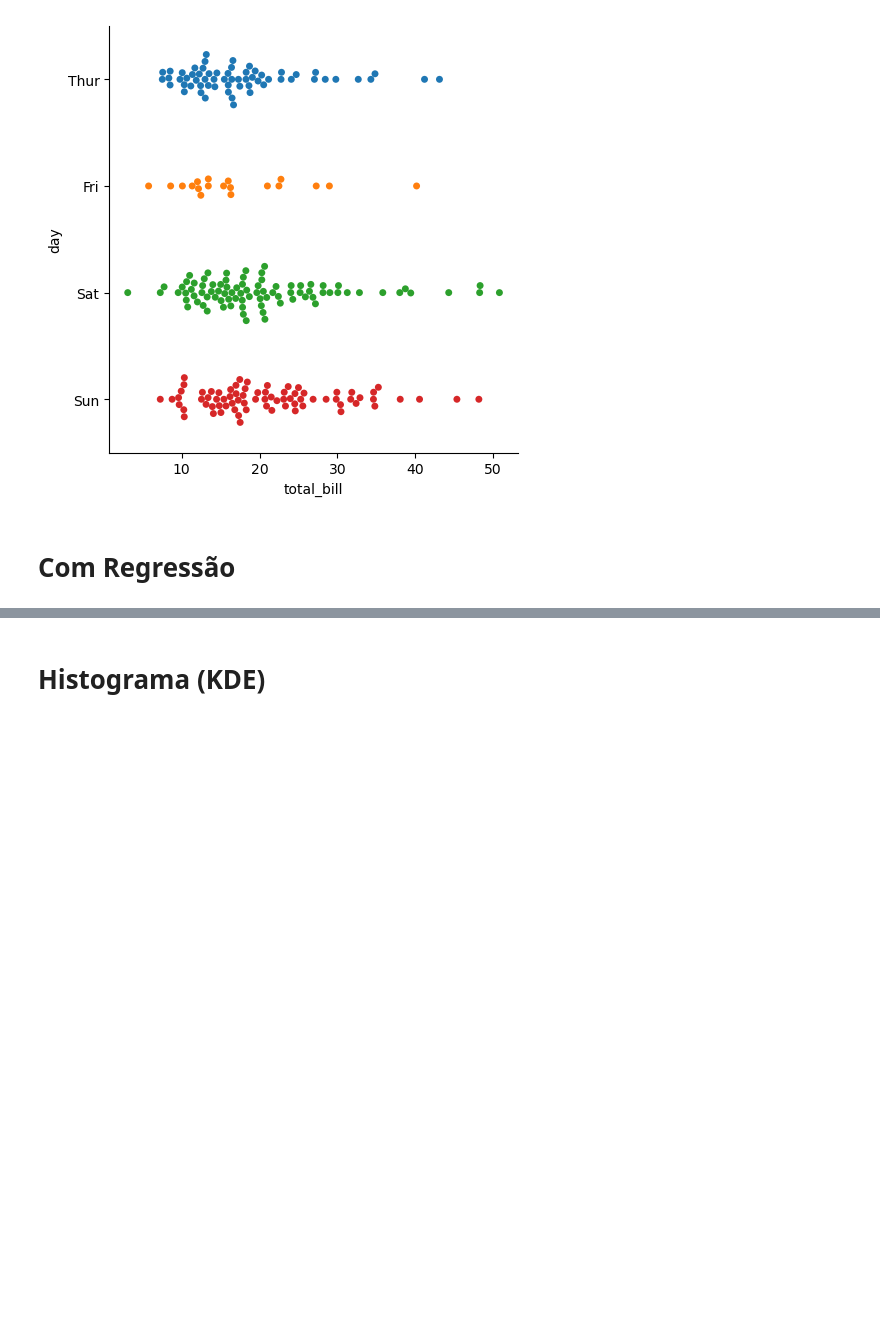
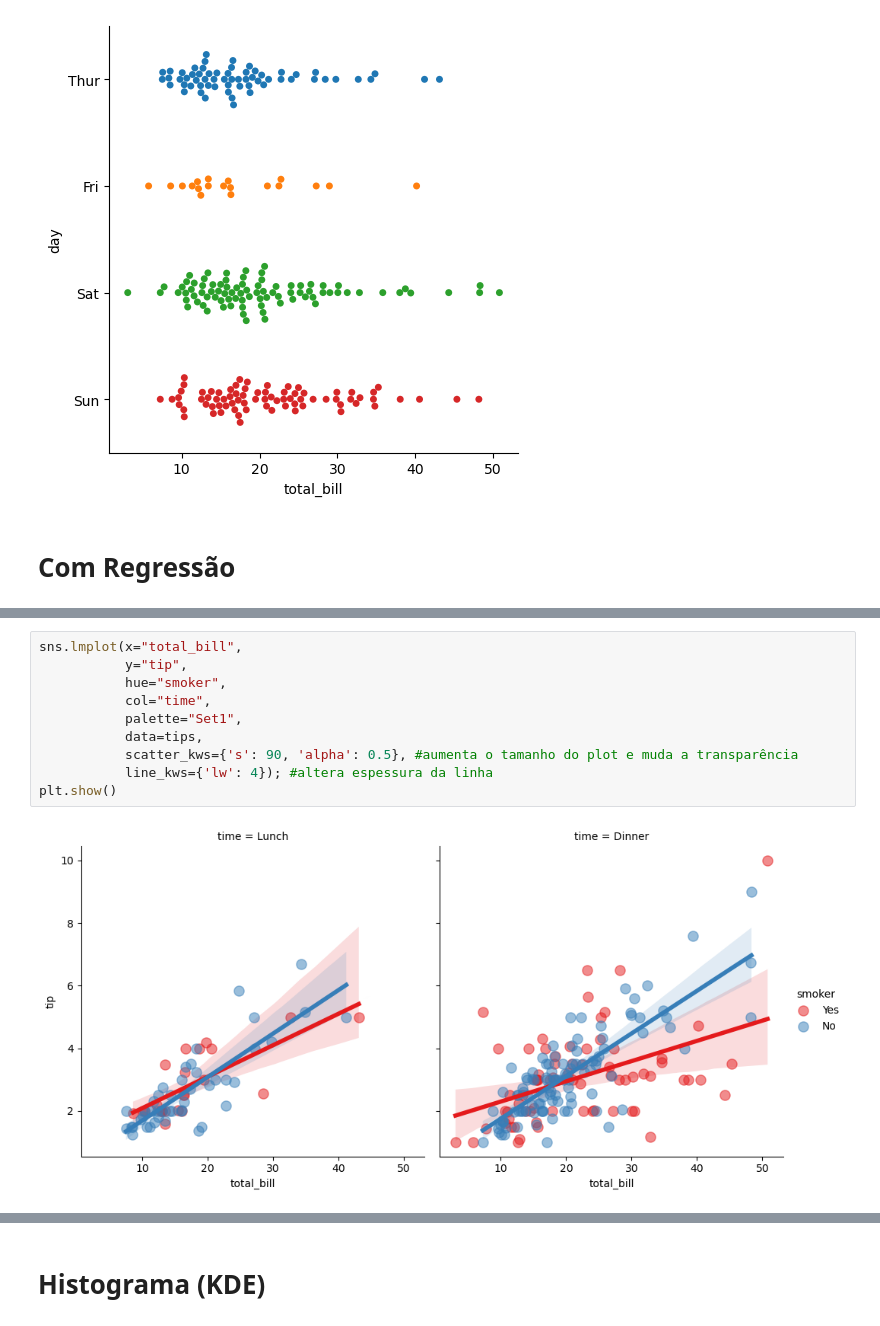
Before and after one commit to talitacgs/Data_Visualization, a Jupyter notebook: Seaborn/02. Seaborn- Gráficos Categóricos e com Regressão, Histogramas (KDE).ipynb, the cells around one changed output, grey strips where cells are left out. Saved outputs shown, nothing was run; the diff lists cells and outputs as text; blank space fills up the shorter version.

```diff
--- a/Seaborn/02. Seaborn- Gráficos Categóricos e com Regressão, Histogramas (KDE).ipynb
+++ b/Seaborn/02. Seaborn- Gráficos Categóricos e com Regressão, Histogramas (KDE).ipynb
@@ -69,0 +84,12 @@ plt.show()
+# %%
+sns.lmplot(x="total_bill",
+           y="tip",
+           hue="smoker",
+           col="time",
+           palette="Set1",
+           data=tips,
+           scatter_kws={'s': 90, 'alpha': 0.5}, #aumenta o tamanho do plot e muda a transparência
+           line_kws={'lw': 4}); #altera espessura da linha
+plt.show()
+# %% [output]
+[figure, added]
```
Also changed, not shown: parts of 7 cells of this notebook.
